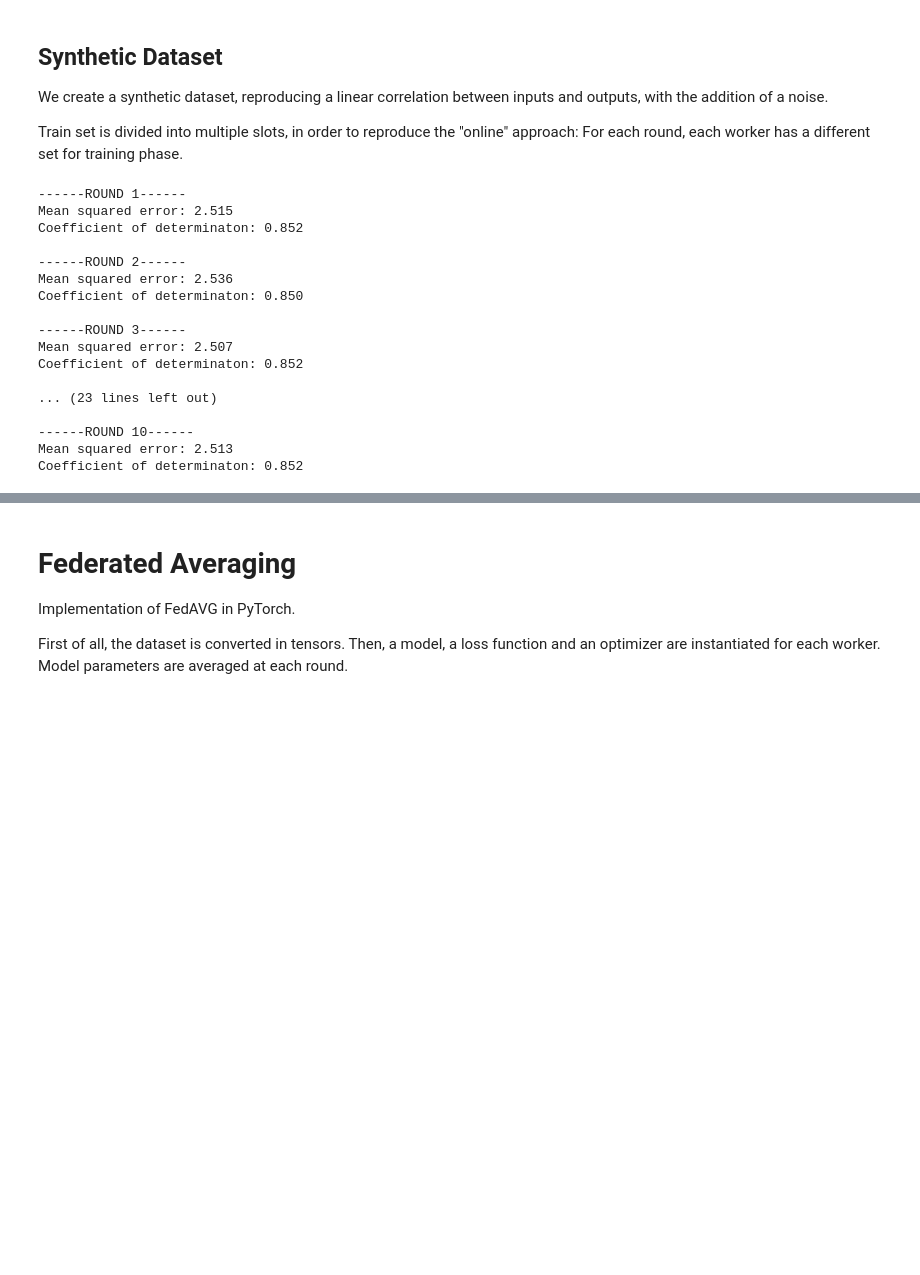
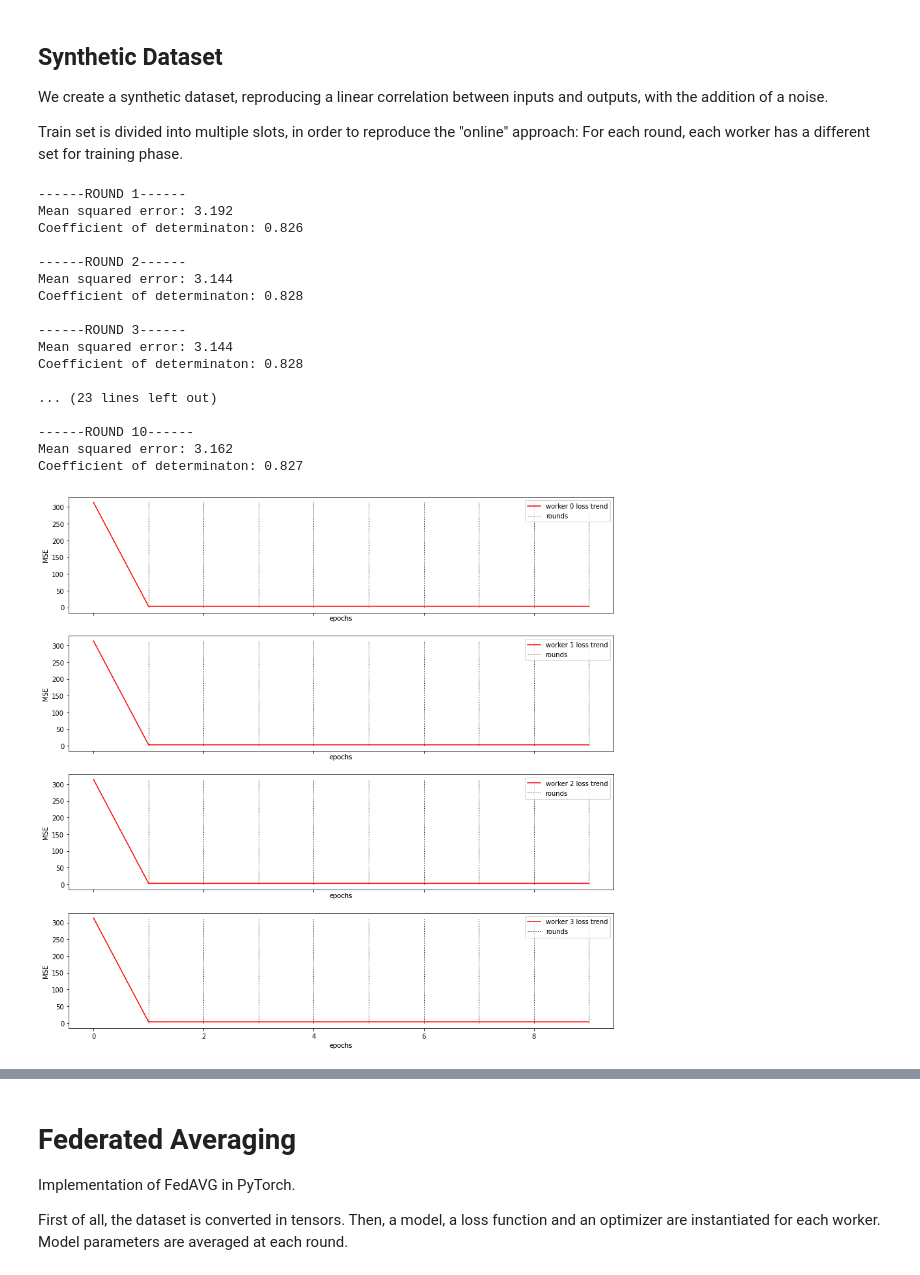
Before and after one commit to alexbergamasco96/NS_FederatedLearning, a Jupyter notebook: Comparison_FedAVG.ipynb, the cells around one changed output, grey strips where cells are left out. Drawn from its saved outputs; the diff is of its cells as text; code cells hidden in the pictures; blank space fills up the shorter version.

```diff
--- a/Comparison_FedAVG.ipynb
+++ b/Comparison_FedAVG.ipynb
@@ -68,13 +68,26 @@ for i in range(0, num_workers):
 # %%
 server = Server(coef = np.zeros(shape=dataset_X[0].size), intercept = np.zeros(shape=1), workers = worker_list, num_features = dataset_X[0].size)
 # %%
+from collections import defaultdict
+
+# stores losses trend for each worker along epochs
+worker_losses_dict = defaultdict(list)
+
+
 error = []
 score = []
+
+
 
 for i in range(0, num_rounds):
 
     for j in range(0, num_workers):
+
         worker_list[j].train(X = train_list_X[i*num_workers+j] , y = train_list_y[i*num_workers+j])
+        pred_worker = worker_list[j].evaluate(test_X)
+
+        # store loss info for current epoch
+        worker_losses_dict[j].append(mean_squared_error(test_y, pred_worker))
 
     server.aggregation()
     server.return_to_workers()
@@ -89,22 +102,39 @@ for i in range(0, num_rounds):
     score.append(r2_score(test_y, pred_server))
 # %% [output]
 ------ROUND 1------
-Mean squared error: 2.515
-Coefficient of determinaton: 0.852
+Mean squared error: 3.192
+Coefficient of determinaton: 0.826
 
 ------ROUND 2------
-Mean squared error: 2.536
-Coefficient of determinaton: 0.850
+Mean squared error: 3.144
+Coefficient of determinaton: 0.828
 
 ------ROUND 3------
-Mean squared error: 2.507
-Coefficient of determinaton: 0.852
+Mean squared error: 3.144
+Coefficient of determinaton: 0.828
 
 ... (23 lines left out)
 
 ------ROUND 10------
-Mean squared error: 2.513
-Coefficient of determinaton: 0.852
+Mean squared error: 3.162
+Coefficient of determinaton: 0.827
+# %%
+# plot loss over epochs for each worker
+
+fig, axs = plt.subplots(num_workers, 1, sharex=True, figsize=(15, 15))
+for k, v in worker_losses_dict.items():
+    axs[k].plot(v, label = "worker {} loss trend".format(k), color = 'red')
+    axs[k].set_xlabel("epochs")
+    axs[k].set_ylabel("MSE")
+
+    axs[k].vlines((np.arange(num_rounds))[1:], ymin = 0, ymax = np.max(v), linewidth=1, linestyle=':', label = 'rounds')
+
+    axs[k].legend()
+
+
+plt.savefig("loss_trend_linearRegression.pdf", bbox_inches='tight')
+# %% [output]
+[figure, added]
 # %%
 plt.clf()
 plt.plot(test_X, test_y, 'go', label='True data', alpha=0.5)
```
Also changed, not shown: parts of 10 cells of this notebook, 4 other files.
